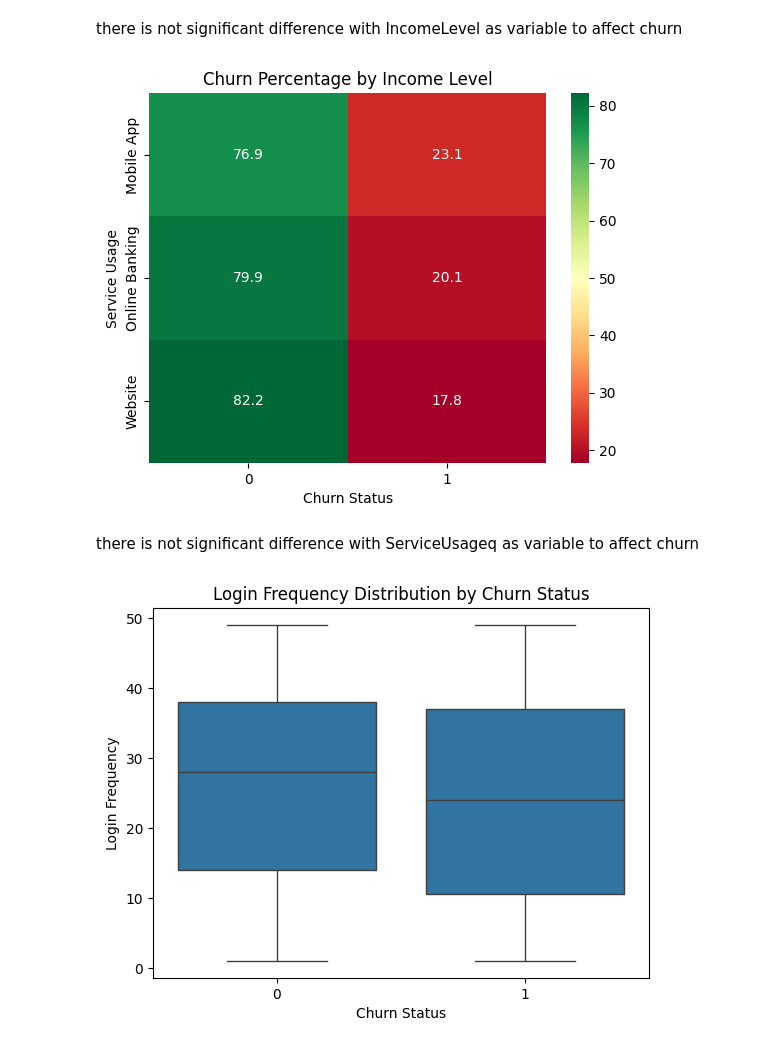
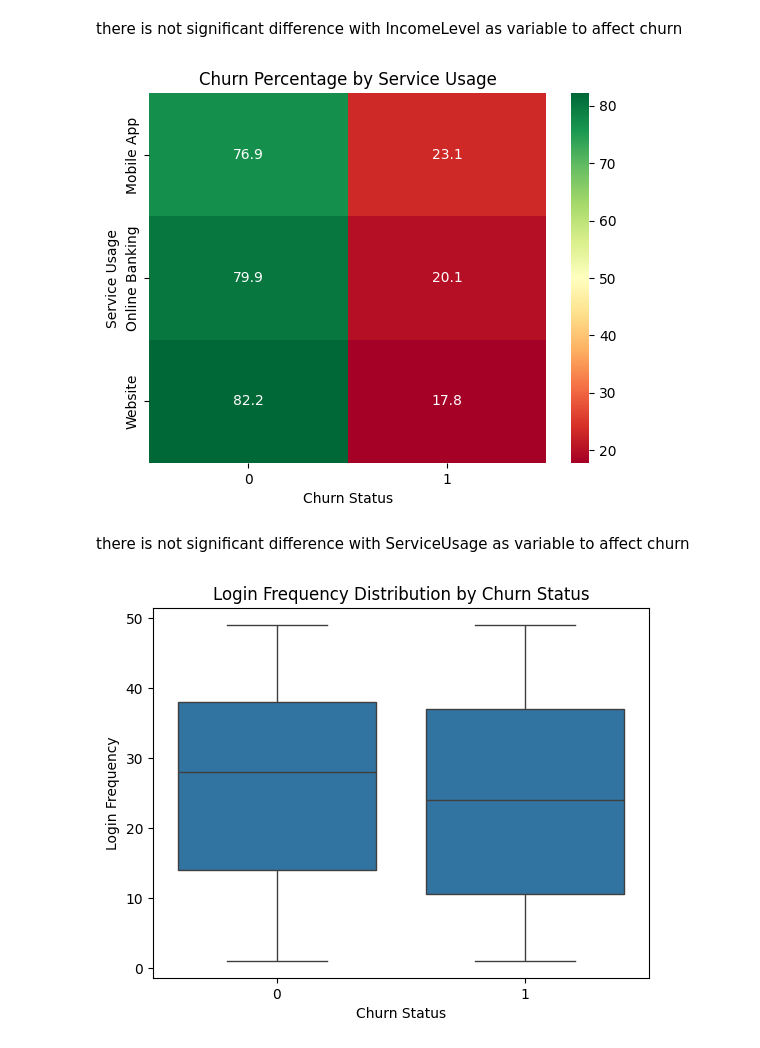
Before and after one commit to cjordan239/Loydbank_ds, a Jupyter notebook: task1.ipynb, the cells around one changed output. Cells and saved outputs as stored; diff of their text form; code cells hidden in the pictures.

Commit message:
fix wrong title, error

```diff
--- a/task1.ipynb
+++ b/task1.ipynb
@@ -62,14 +62,14 @@ there is not significant difference with IncomeLevel as variable to affect churn
 # %%
 cross = pd.crosstab(customer_data_df["ServiceUsage"], customer_data_df["Churn_status"], normalize='index') * 100
 sns.heatmap(cross, annot=True, fmt=".1f", cmap="RdYlGn")
-plt.title("Churn Percentage by Income Level")
+plt.title("Churn Percentage by Service Usage")
 plt.ylabel("Service Usage")
 plt.xlabel("Churn Status")
 plt.show()
 # %% [output]
-[figure, old version]
+[figure, new version]
 # %% [markdown]
-there is not significant difference with ServiceUsageq as variable to affect churn
+there is not significant difference with ServiceUsage as variable to affect churn
 # %%
 sns.boxplot(x="Churn_status", y="LoginFrequency", data=customer_data_df)
 plt.title("Login Frequency Distribution by Churn Status")
```
Also changed, not shown: parts of 2 cells of this notebook.
